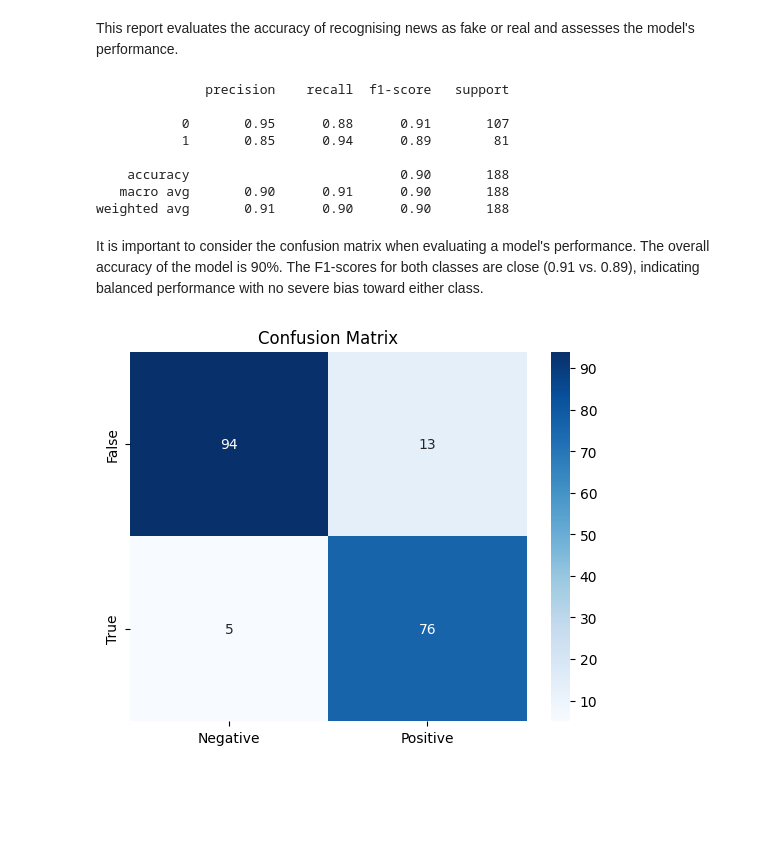
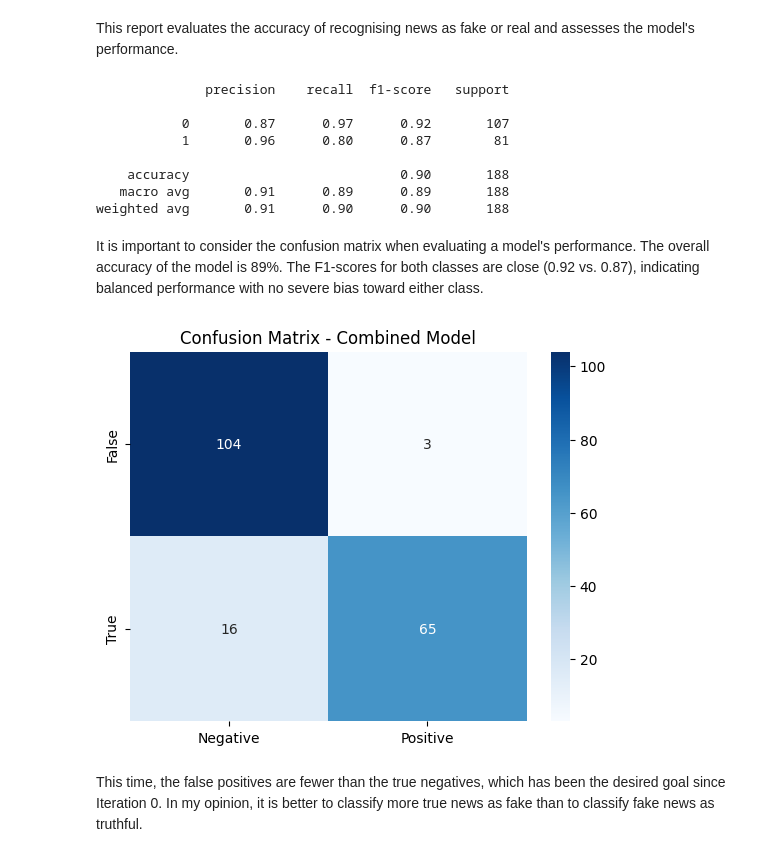
Before and after one commit to ivetkalchev/DeFactify, a Jupyter notebook: defactify.ipynb, the cells around one changed output. Saved outputs shown, nothing was run; the diff lists cells and outputs as text; code cells hidden in the pictures; blank space fills up the shorter version.

Commit message:
combined model (with author creditability)

```diff
--- a/defactify.ipynb
+++ b/defactify.ipynb
@@ -486,0 +539,3 @@ For iteration 0, I used K-NN for iteration 0 and now, for Iteration 1 - Naive Ba
+# %%
+X_train_journalist = X_train[:, -1].reshape(-1, 1) # extract last column
+X_test_journalist = X_test[:, -1].reshape(-1, 1)
@@ -487,6 +544,4 @@ For iteration 0, I used K-NN for iteration 0 and now, for Iteration 1 - Naive Ba
 # %%
-clf = MultinomialNB()
-
-clf.fit(X_train, y_train)
-
-y_pred = clf.predict(X_test)
+clf_nb = MultinomialNB()
+clf_nb.fit(X_train[:, :-1], y_train)  # exclude the last column
+y_pred_nb = clf_nb.predict(X_test[:, :-1])
@@ -492,0 +550,4 @@ y_pred = clf.predict(X_test)
+# %%
+clf_tree = DecisionTreeClassifier(random_state=42)
+clf_tree.fit(X_train_journalist, y_train)
+y_pred_tree = clf_tree.predict(X_test_journalist)
@@ -493 +556,3 @@ y_pred = clf.predict(X_test)
+# %%
+y_pred_combined = (y_pred_nb + y_pred_tree) > 1  # majority vote logic
 # %%
@@ -502,23 +569,25 @@ The accuracy of Naive Bayes is approximately 90.43%, which is higher than K-NN -
 # %% [markdown]
 This report evaluates the accuracy of recognising news as fake or real and assesses the model's performance.
 # %%
-print(classification_report(y_test, y_pred))
+print(classification_report(y_test, y_pred_combined))
 # %% [output]
               precision    recall  f1-score   support
 
-           0       0.95      0.88      0.91       107
-           1       0.85      0.94      0.89        81
+           0       0.87      0.97      0.92       107
+           1       0.96      0.80      0.87        81
 
     accuracy                           0.90       188
-   macro avg       0.90      0.91      0.90       188
+   macro avg       0.91      0.89      0.89       188
 weighted avg       0.91      0.90      0.90       188
 # %% [markdown]
-It is important to consider the confusion matrix when evaluating a model's performance. The overall accuracy of the model is 90%. The F1-scores for both classes are close (0.91 vs. 0.89), indicating balanced performance with no severe bias toward either class.
+It is important to consider the confusion matrix when evaluating a model's performance. The overall accuracy of the model is 89%. The F1-scores for both classes are close (0.92 vs. 0.87), indicating balanced performance with no severe bias toward either class.
 # %%
-cm = confusion_matrix(y_test, y_pred)
+cm = confusion_matrix(y_test, y_pred_combined)
 
 seaborn.heatmap(cm, annot=True, fmt='d', cmap='Blues', xticklabels=['Negative', 'Positive'], yticklabels=['False', 'True'])
-plt.title('Confusion Matrix')
+plt.title('Confusion Matrix - Combined Model')
 plt.show()
 # %% [output]
-[figure, old version]
+[figure, new version]
+# %% [markdown]
+This time, the false positives are fewer than the true negatives, which has been the desired goal since Iteration 0. In my opinion, it is better to classify more true news as fake than to classify fake news as truthful.
```
Also changed, not shown: parts of 20 cells of this notebook, 1 other file.
